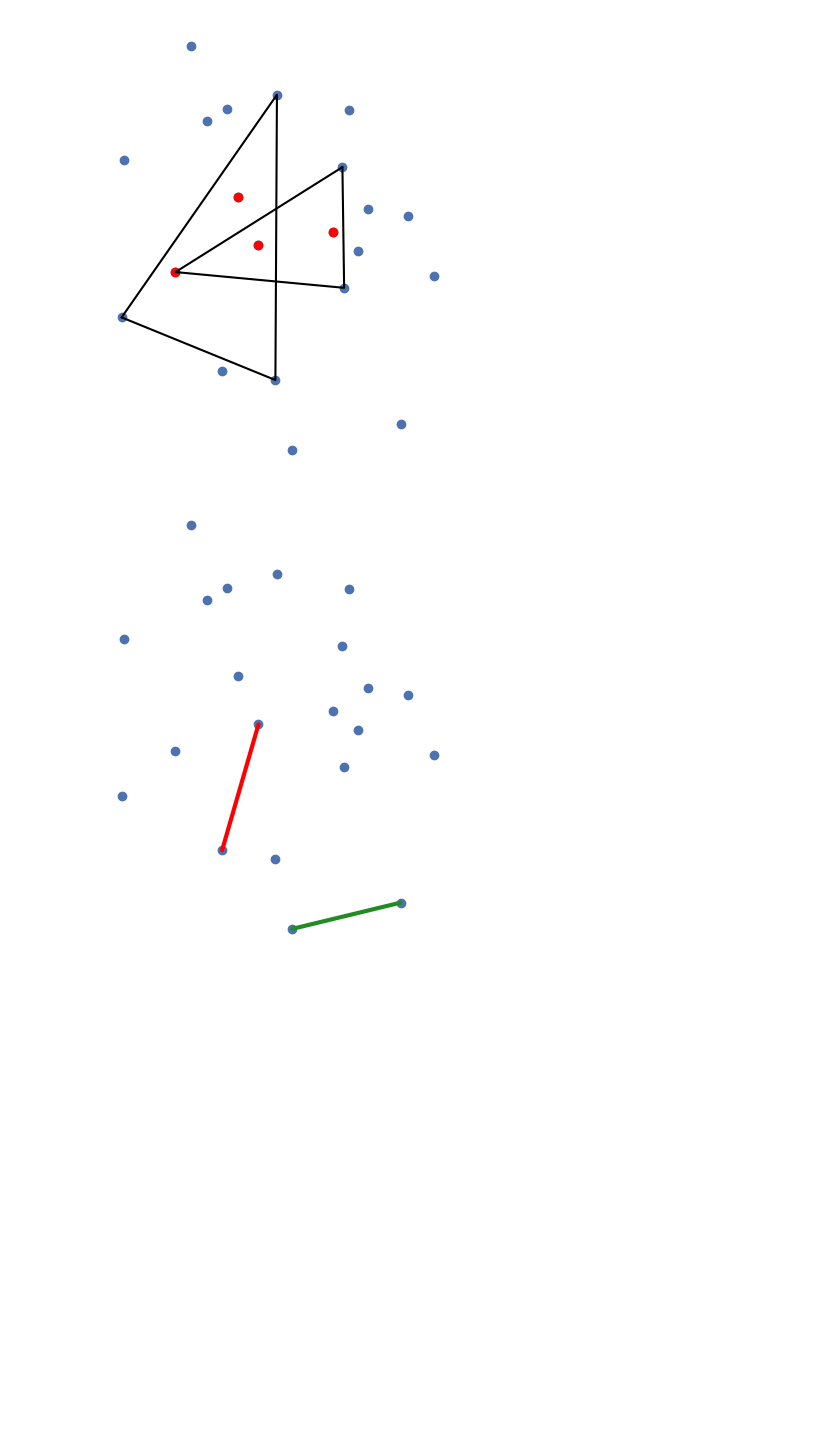
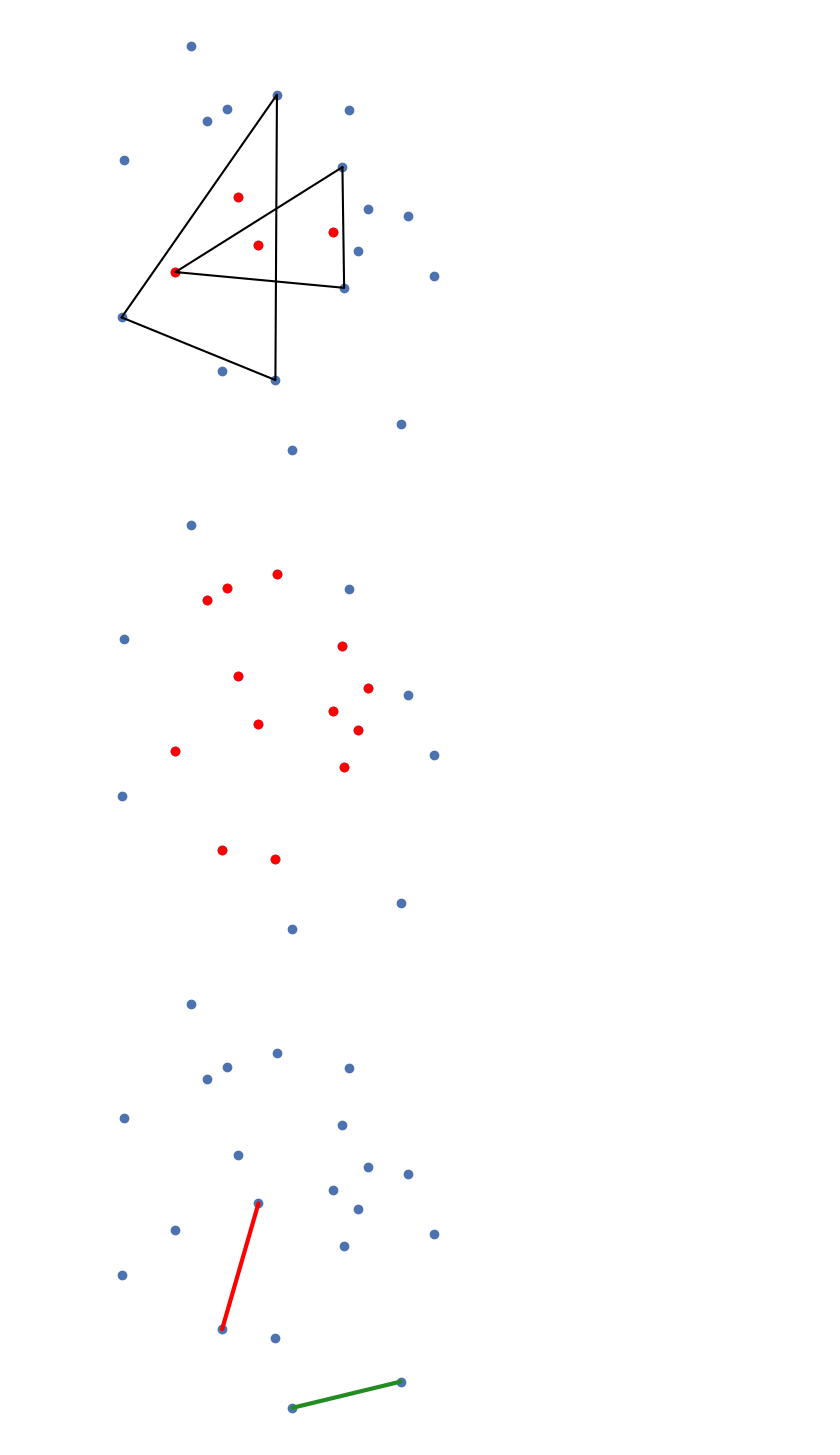
Before and after one commit to mtsodf/algoritmos, a Jupyter notebook: semana03/plots.ipynb, the cells around one changed output. Drawn from its saved outputs; the diff is of its cells as text; code cells hidden in the pictures; blank space fills up the shorter version.

Commit message:
Ajustando naive

```diff
--- a/semana03/plots.ipynb
+++ b/semana03/plots.ipynb
@@ -132,6 +132,35 @@ plt.tight_layout()
 plt.show()
 # %% [output]
 [figure]
+# %%
+
+random_points = np.loadtxt("./tex/tables/random_points.csv", delimiter=",")
+fig, ax = plt.subplots(1, 1)
+ax.scatter(random_points[:, 0], random_points[:, 1])
+
+# Equal aspect ratio
+ax.set_aspect("equal")
+
+## Remove grid and axis
+ax.grid(False)
+ax.axis("off")
+
+
+tops = [8, 14, 9, 10, 13, 4, 1, 11, 8]
+
+inside = [i for i in range(random_points.shape[0]) if i not in tops]
+
+ax.scatter(random_points[inside, 0], random_points[inside, 1], color="red")
+
+
+tikzplotlib.save("tex/figures/algs/naive_5.tex")
+
+
+plt.tight_layout()
+plt.show()
+plt.close()
+# %% [output]
+[figure, added]
 # %%
 random_points = np.loadtxt("./tex/tables/random_points.csv", delimiter=",")
 fig, ax = plt.subplots(1, 1)
```
Also changed, not shown: 3 other files.
